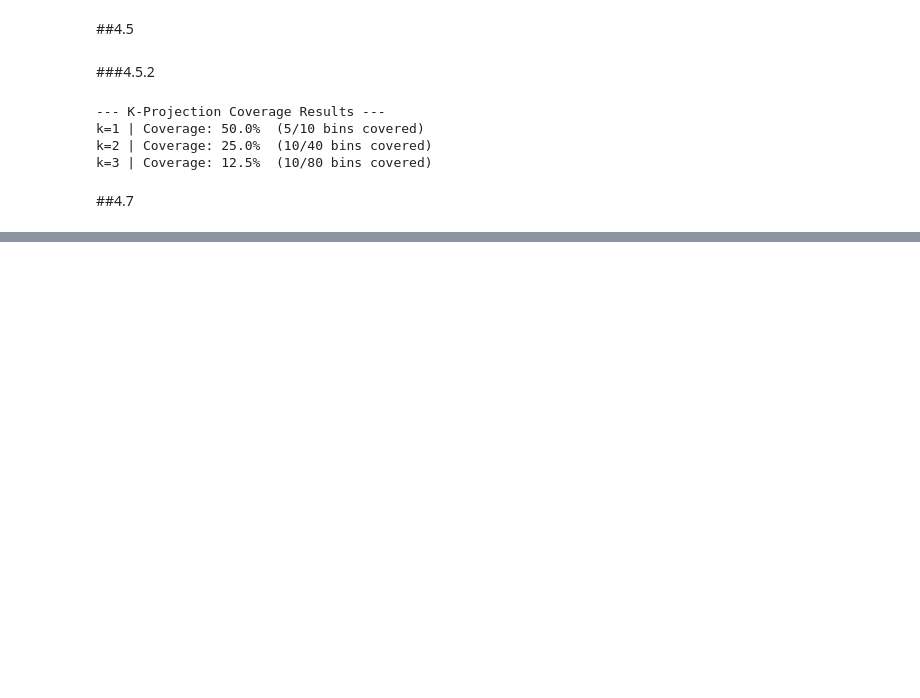
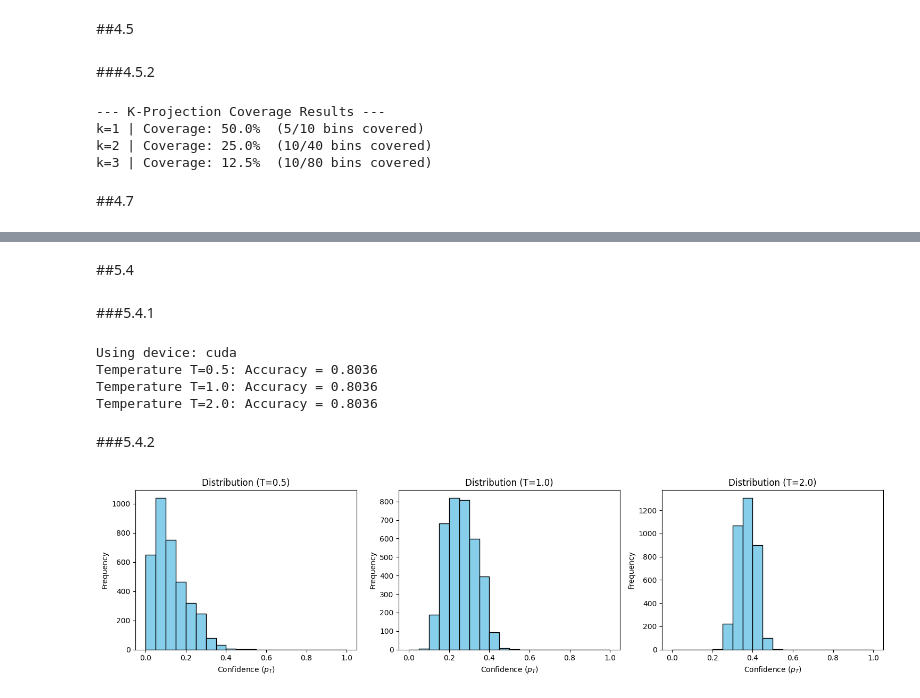
Before and after one commit to MerlinBabuMichael/Safety-Case-CARLA, a Jupyter notebook: Safety_Case_CARLA.ipynb, the cells around one changed output, grey strips where cells are left out. Drawn from its saved outputs; the diff is of its cells as text; code cells hidden in the pictures; blank space fills up the shorter version.

```diff
--- a/Safety_Case_CARLA.ipynb
+++ b/Safety_Case_CARLA.ipynb
@@ -738,0 +767,79 @@ Precision: 0.7962 | Recall: 0.9533 | F1-Score: 0.8677
+# %% [markdown]
+##5.4
+# %% [markdown]
+###5.4.1
+# %%
+import torch
+import os
+
+device = torch.device('cuda' if torch.cuda.is_available() else 'cpu')
+print(f"Using device: {device}")
+
+def get_accuracy_at_temp(model, test_loader, temp, threshold=0.5):
+    model.eval()
+    correct = 0
+    total = 0
+    with torch.no_grad():
+        for images, targets in test_loader:
+            images = images.to(device)
+            logits = model(images)
+            # Apply temperature scaling: z / T
+            probs = torch.sigmoid(logits / temp)
+            preds = (probs > threshold).float().cpu()
+
+            total += targets.size(0)
+            correct += (preds.flatten() == targets).sum().item()
+    return correct / total
+
+SAVE_DIR = '/content/drive/MyDrive/carla_models'
+TEST_DIR = '/content/carla_dataset/test'
+label = 'has_pedestrian'
+checkpoint_path = os.path.join(SAVE_DIR, f"{label}_best.pth")
+
+test_ds = CARLADataset(TEST_DIR, label, transform)
+test_loader = torch.utils.data.DataLoader(test_ds, batch_size=32, shuffle=False)
+
+
+model = build_model().to(device)
+checkpoint = torch.load(checkpoint_path, map_location=device)
+model.load_state_dict(checkpoint['model_state_dict'])
+
+
+temperatures = [0.5, 1.0, 2.0]
+for t in temperatures:
+    acc = get_accuracy_at_temp(model, test_loader, t)
+    print(f"Temperature T={t}: Accuracy = {acc:.4f}")
+# %% [output]
+Using device: cuda
+Temperature T=0.5: Accuracy = 0.8036
+Temperature T=1.0: Accuracy = 0.8036
+Temperature T=2.0: Accuracy = 0.8036
+# %% [markdown]
+###5.4.2
+# %%
+import matplotlib.pyplot as plt
+
+# Get predictions for all three temperatures
+temperatures = [0.5, 1.0, 2.0]
+fig, axes = plt.subplots(1, 3, figsize=(15, 4))
+
+for i, t in enumerate(temperatures):
+    model.eval()
+    all_probs = []
+    with torch.no_grad():
+        for images, _ in test_loader:
+            images = images.to(device)
+            # Apply scaling: z / T, then sigmoid
+            probs = torch.sigmoid(model(images) / t)
+            all_probs.extend(probs.cpu().numpy().flatten())
+
+    # Plot histogram
+    axes[i].hist(all_probs, bins=20, range=(0, 1), color='skyblue', edgecolor='black')
+    axes[i].set_title(f'Distribution (T={t})')
+    axes[i].set_xlabel('Confidence ($p_T$)')
+    axes[i].set_ylabel('Frequency')
+
+plt.tight_layout()
+plt.show()
+# %% [output]
+[figure, added]
```
Also changed, not shown: parts of 14 cells of this notebook.
